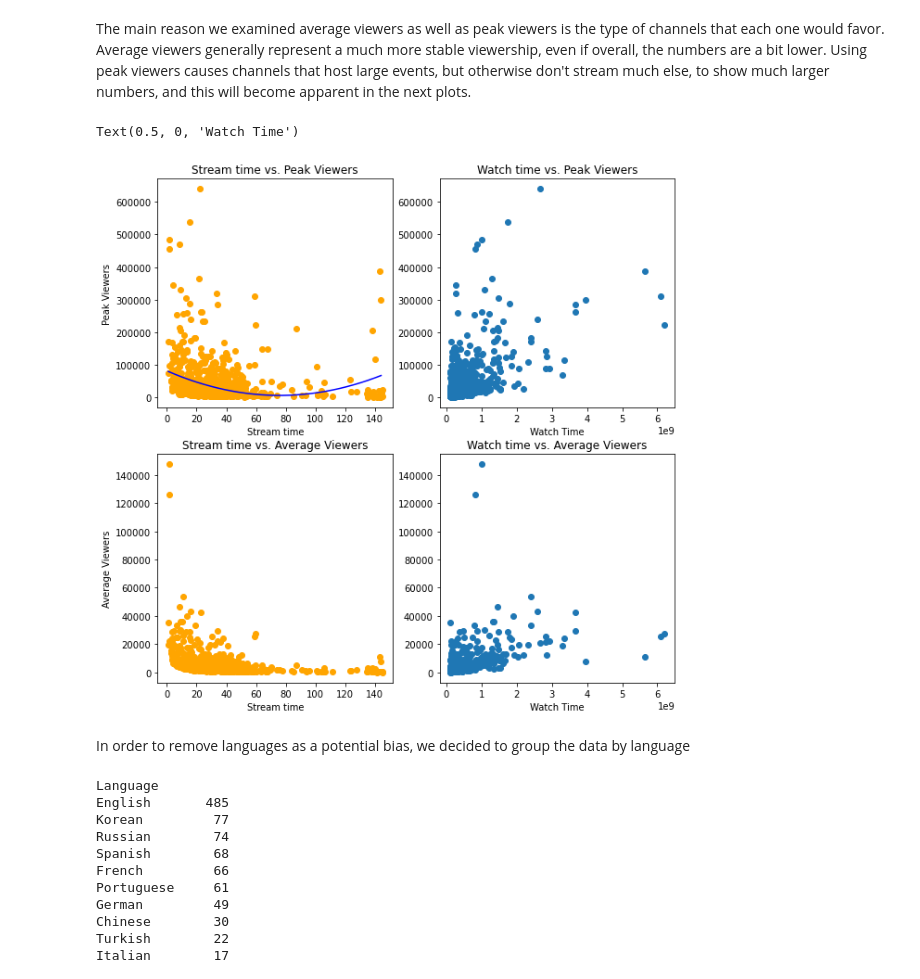
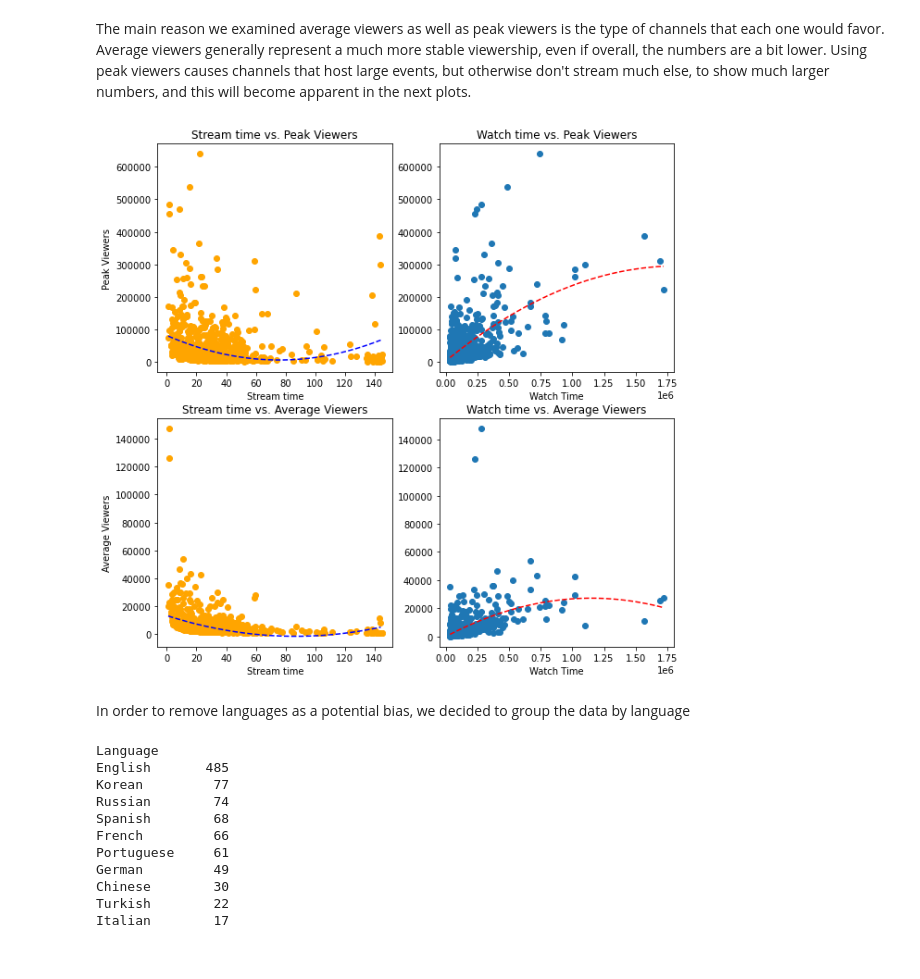
Before and after one commit to BeanutPutters/BeanutPutters.github.io, a Jupyter notebook: project0/Final.ipynb, the cells around one changed output. Drawn from its saved outputs; the diff is of its cells as text; code cells hidden in the pictures.

Commit message:
line

```diff
--- a/project0/Final.ipynb
+++ b/project0/Final.ipynb
@@ -76,40 +76,63 @@ plt.figure(figsize=(10,10))
 # Subplot 1
 c1 = plt.subplot(2,2,1)
 c1 = plt.scatter(data["Stream time(days)"], data["Peak viewers"], color = "orange")
 plt.title("Stream time vs. Peak Viewers")
 plt.ylabel("Peak Viewers")
 plt.xlabel("Stream time")
 
 popt, _ = curve_fit(objective, data["Stream time(days)"],  data["Peak viewers"])
 a, b, c = popt
 x_line = np.arange(min(data["Stream time(days)"]), max(data["Stream time(days)"]), 0.8)
 y_line = objective(x_line, a, b, c)
 
-plt.plot(x_line, y_line, color='blue')
+plt.plot(x_line, y_line, '--', color='blue')
 
 # Subplot 2
 c2 = plt.subplot(2,2,2)
-c2 = plt.scatter(data["Watch time(Minutes)"], data["Peak viewers"])
+c2 = plt.scatter(data["Watch time(days)"], data["Peak viewers"])
 plt.title("Watch time vs. Peak Viewers")
 plt.xlabel("Watch Time")
+
+popt, _ = curve_fit(objective, data["Watch time(days)"],  data["Peak viewers"])
+a, b, c = popt
+x_line = np.arange(min(data["Watch time(days)"]), max(data["Watch time(days)"]), 0.8)
+y_line = objective(x_line, a, b, c)
+
+plt.plot(x_line, y_line, '--', color='red')
+
 
 # Subplot 3
 c1 = plt.subplot(2,2,3)
 c1 = plt.scatter(data["Stream time(days)"], data["Average viewers"], color = "orange")
 plt.title("Stream time vs. Average Viewers")
 plt.xlabel("Stream time")
 plt.ylabel("Average Viewers")
 
+popt, _ = curve_fit(objective, data["Stream time(days)"],  data["Average viewers"])
+a, b, c = popt
+x_line = np.arange(min(data["Stream time(days)"]), max(data["Stream time(days)"]), 0.8)
+y_line = objective(x_line, a, b, c)
+
+plt.plot(x_line, y_line, '--', color='blue')
+
 # Subplot 4
 c2 = plt.subplot(2,2,4)
-c2 = plt.scatter(data["Watch time(Minutes)"], data["Average viewers"])
+c2 = plt.scatter(data["Watch time(days)"], data["Average viewers"])
 plt.title("Watch time vs. Average Viewers")
 plt.xlabel("Watch Time")
+
+popt, _ = curve_fit(objective, data["Watch time(days)"], data["Average viewers"])
+a, b, c = popt
+x_line = np.arange(min(data["Watch time(days)"]), max(data["Watch time(days)"]), 0.8)
+y_line = objective(x_line, a, b, c)
+
+plt.plot(x_line, y_line, '--', color='red')
+
+plt.show()
 # %% [output]
-Text(0.5, 0, 'Watch Time')
-[figure, old version]
+[figure, new version]
-# %% [markdown]
-In order to remove languages as a potential bias, we decided to group the data by language
+# %% [markdown]
+In order to remove languages as a potential bias, we decided to group the data by language
 # %%
 lang = data["Language"].unique()
 langs = data.groupby(["Language"])["Channel"].count().sort_values(axis=0,ascending=False)
```
Also changed, not shown: parts of 2 cells of this notebook.
